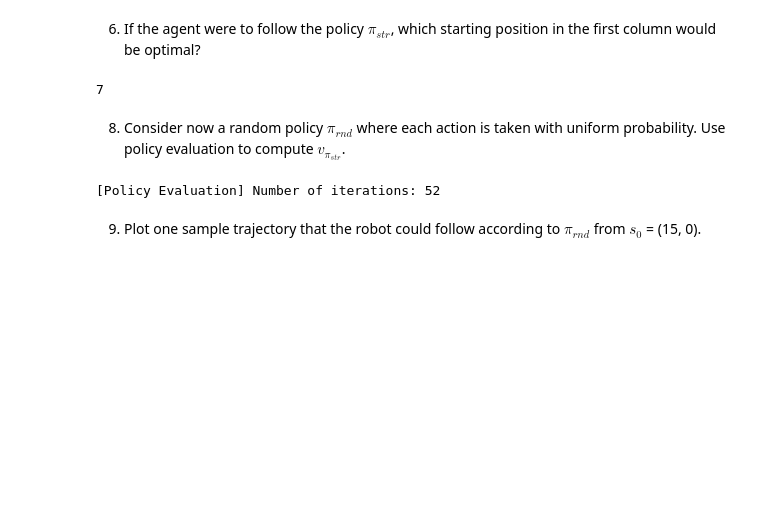
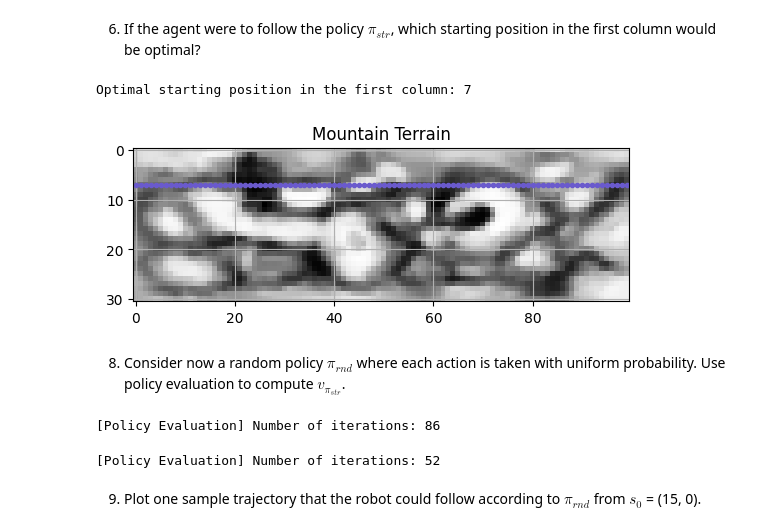
Before and after one commit to kuimetra/reinforcement_learning, a Jupyter notebook: problem_set2/main.ipynb, the cells around one changed output. Cells and saved outputs as stored; diff of their text form; code cells hidden in the pictures; blank space fills up the shorter version.

```diff
--- a/problem_set2/main.ipynb
+++ b/problem_set2/main.ipynb
@@ -109,9 +109,14 @@ plot_trajectory(env, policy_straight, (3, 0))
 # %% [markdown]
 6. If the agent were to follow the policy $\pi_{str}$, which starting position in the first column would be optimal?
 # %%
-v_straight_left_to_right[:, 0].argmax()
+optimal_starting_pos = v_straight_left_to_right[:, 0].argmax()
+print("Optimal starting position in the first column:", optimal_starting_pos)
 # %% [output]
-7
+Optimal starting position in the first column: 7
+# %%
+plot_trajectory(env, policy_straight, (optimal_starting_pos, 0))
+# %% [output]
+[figure, added]
 # %% [markdown]
 8. Consider now a random policy $\pi_{rnd}$ where each action is taken with uniform probability. Use policy evaluation to compute $v_{\pi_{str}}$.
 # %%
@@ -120,6 +125,10 @@ def policy_random(state):
     action_probabilities = {action: 1 / 3 for action in actions}
     return action_probabilities
 # %%
-v_random = policy_evaluation(env, policy_random)
+v_random_left_to_right = policy_evaluation(env, policy_random, order='ltr')
 # %% [output]
-[Policy Evaluation] Number of iterations: 52
+[Policy Evaluation] Number of iterations: 86
+# %%
+v_random_right_to_left = policy_evaluation(env, policy_random, order='rtl')
+# %% [output]
+[Policy Evaluation] Number of iterations: 52
```
Also changed, not shown: parts of 16 cells of this notebook.
